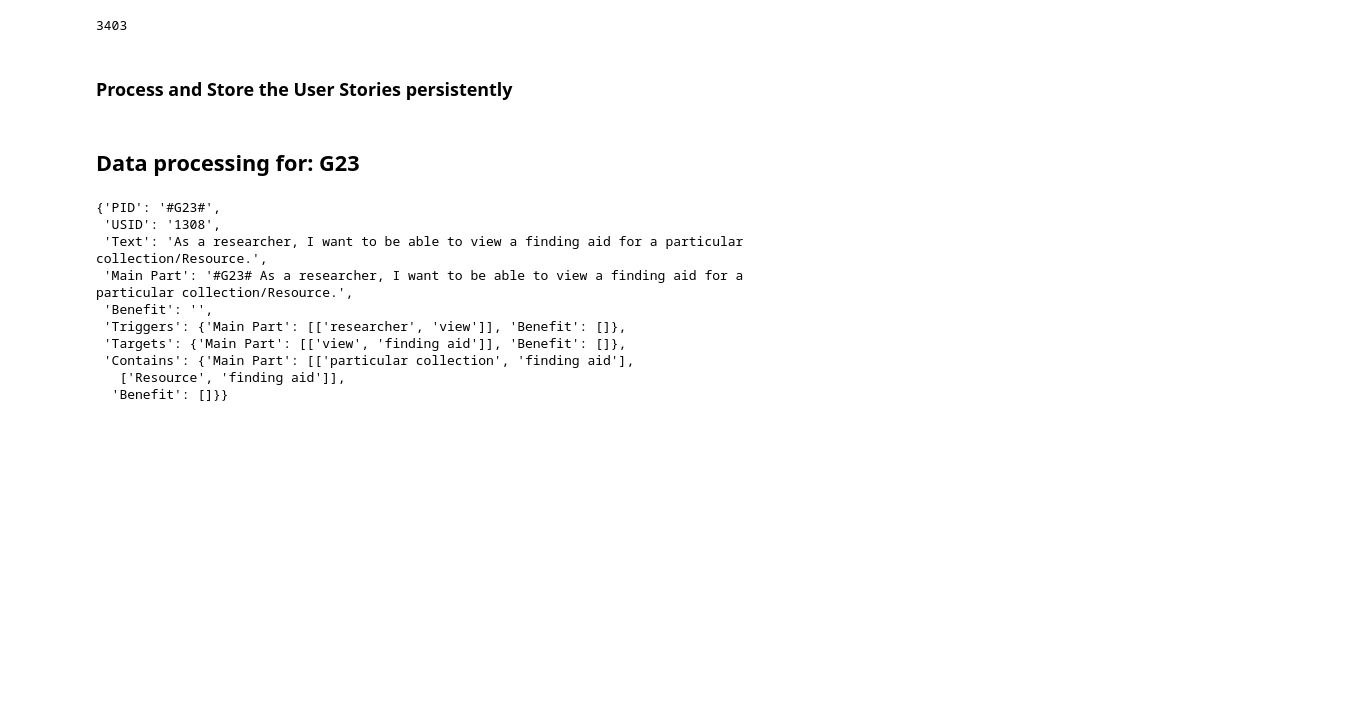
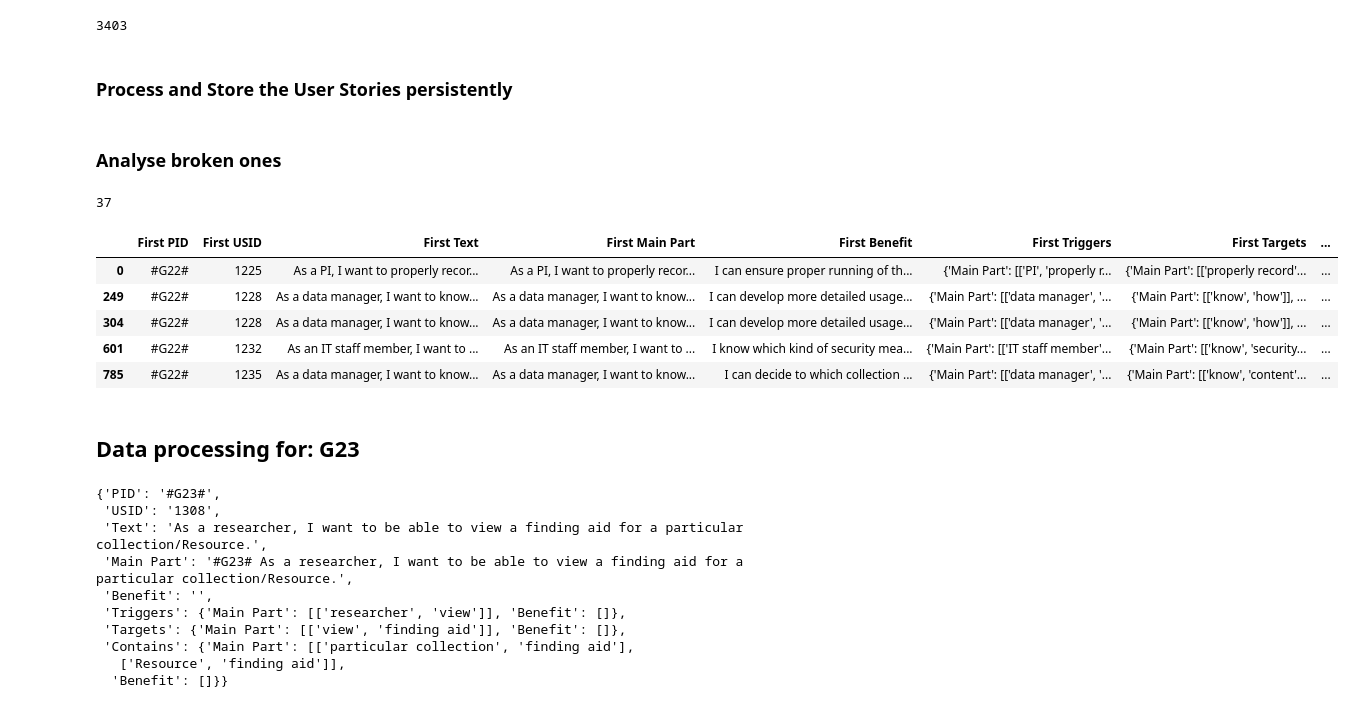
Before and after one commit to SoftwareStackLukas/LLMbasedRedundancyAnalysis, a Jupyter notebook: src/redundant_us_with_annotations_analyse.ipynb, the cells around one changed output. Drawn from its saved outputs; the diff is of its cells as text; code cells hidden in the pictures; blank space fills up the shorter version.

Commit message:
Upload (ready to process broken request)

```diff
--- a/src/redundant_us_with_annotations_analyse.ipynb
+++ b/src/redundant_us_with_annotations_analyse.ipynb
@@ -765,15 +786,0 @@ else:
-# %%
-target_usids = [[1018, 1019], [1018, 1022]]
-
-def is_in_target_usids(usid_one: int, usid_two: int):
-    for element in target_usids:
-        if (usid_one == element[0] and usid_two == element[1]):
-            return True
-    return False
-
-# Apply the function to each row
-df_g19_pairs_adjusted = df_g19_pairs[
-    df_g19_pairs.apply(lambda row: is_in_target_usids(int(row['First USID']), int(row['Second USID'])), axis=1)
-]
-
-df_g19_pairs_adjusted
@@ -890,3 +924,29 @@ len(df_g22_pairs)
 # else:
 #     process_user_stories(index_usid1=1, index_usid2=9, message=message, pairs=df_g22_pairs, key=ID_G22, model_version_name=MODEL_VERSION_NAME, template_request_two_user_stories=template_request_two_user_stories,
 #                          json_validation=json_validator, redundancy_prefix="annoations", time_recorder=time_recorder)
+# %% [markdown]
+### Analyse broken ones
+# %%
+target_usids = [[1299, 1302], [1225, 1226], [1228, 1235], [1228, 1290], [1232, 1281], [1235, 1246], [1237, 1264], [1242, 1243], [1244, 1290], [1246, 1291], [1246, 1294], [1246, 1307], [1247, 1291], [1250, 1291], [1254, 1259], [1256, 1281], [1263, 1281], [1267, 1290], [1268, 1290], [1270, 1271], [1269, 1294], [1275, 1289], [1275, 1287], [1276, 1281], [1282, 1285], [1285, 1288], [1285, 1289], [1284, 1287], [1285, 1290], [1285, 1294], [1285, 1307], [1287, 1291], [1288, 1291], [1290, 1291], [1291, 1296], [1291, 1300], [1292, 1301]]
+
+def is_in_target_usids(usid_one: int, usid_two: int):
+    for element in target_usids:
+        if (usid_one == element[0] and usid_two == element[1]):
+            return True
+    return False
+
+# Apply the function to each row
+df_g22_pairs_adjusted = df_g22_pairs[
+    df_g22_pairs.apply(lambda row: is_in_target_usids(int(row['First USID']), int(row['Second USID'])), axis=1)
+]
+
+print(len(df_g22_pairs_adjusted))
+df_g22_pairs_adjusted.head(5)
+# %% [output]
+37
+|  | First PID | First USID | First Text | First Main Part | First Benefit | First Triggers | First Targets | ... |
+| 0 | #G22# | 1225 | As a PI, I want to properly recor... | As a PI, I want to properly recor... | I can ensure proper running of th... | {'Main Part': [['PI', 'properly r... | {'Main Part': [['properly record'... | ... |
+| 249 | #G22# | 1228 | As a data manager, I want to know... | As a data manager, I want to know... | I can develop more detailed usage... | {'Main Part': [['data manager', '... | {'Main Part': [['know', 'how']], ... | ... |
+| 304 | #G22# | 1228 | As a data manager, I want to know... | As a data manager, I want to know... | I can develop more detailed usage... | {'Main Part': [['data manager', '... | {'Main Part': [['know', 'how']], ... | ... |
+| 601 | #G22# | 1232 | As an IT staff member, I want to ... | As an IT staff member, I want to ... | I know which kind of security mea... | {'Main Part': [['IT staff member'... | {'Main Part': [['know', 'security... | ... |
+| 785 | #G22# | 1235 | As a data manager, I want to know... | As a data manager, I want to know... | I can decide to which collection ... | {'Main Part': [['data manager', '... | {'Main Part': [['know', 'content'... | ... |
```
Also changed, not shown: parts of 6 cells of this notebook, 4 other files.
